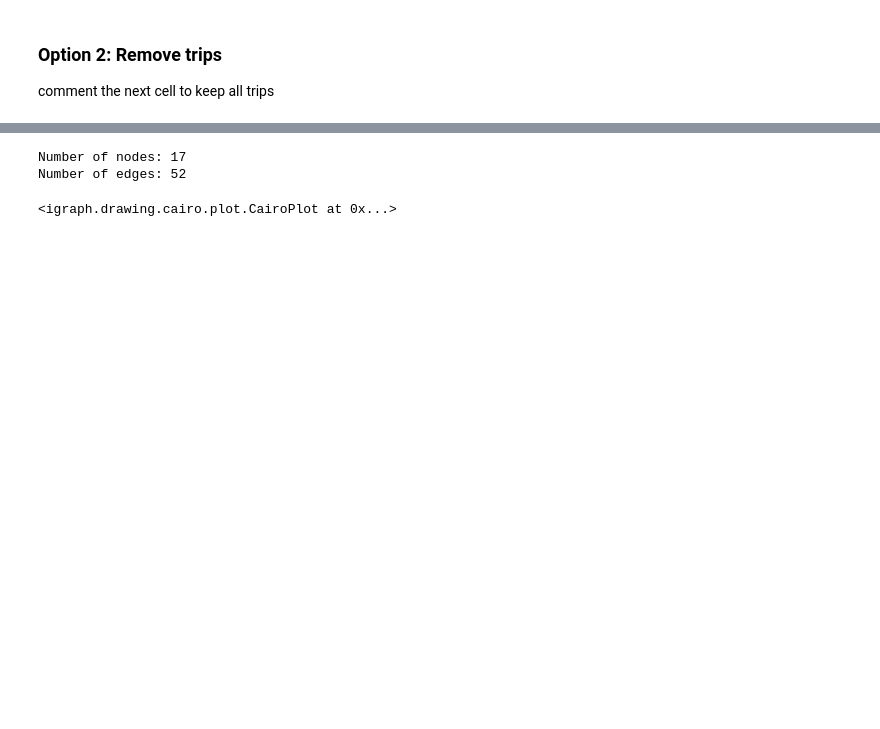
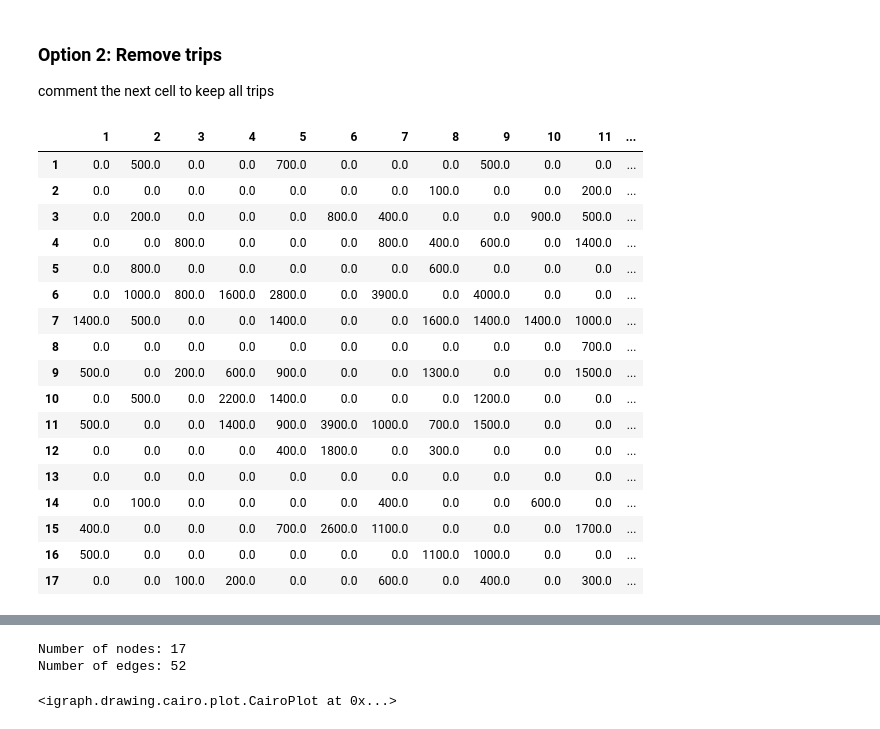
Before and after one commit to AI-for-Infrastructure-Management/imp-act, a Jupyter notebook: imp_act/environments/dev/sandbox_transport_nets.ipynb, the cells around one changed output, grey strips where cells are left out. Cells and saved outputs as stored; diff of their text form; code cells hidden in the pictures; blank space fills up the shorter version.

```diff
--- a/imp_act/environments/dev/sandbox_transport_nets.ipynb
+++ b/imp_act/environments/dev/sandbox_transport_nets.ipynb
@@ -20,0 +16,4 @@ Numer of OD pairs: 528
+# %%
+node_df = pd.read_csv(f"{_prefix}_node.tntp", sep="\t")
+node_df.drop([';'], axis=1, inplace=True)
+node_df
@@ -67,3 +172,49 @@ od_df = od_df.sample(n=30, random_state=42)
+# %%
+def create_sparse_od_matrix(matrix, num_trips):
+
+    sparse = np.zeros_like(matrix)
+
+    # set num_trips non-zero values at random non-diagonal positions
+    num_trips_count = 0
+    while num_trips_count <= num_trips:
+
+        # randomly select a row and column
+        i, j = np.random.randint(0, len(matrix), 2)
+
+        # Ensure we are not on the diagonal and the position is still zero
+        if i != j and sparse[i, j] == 0 and matrix[i, j] != 0:
+            sparse[i, j] = matrix[i, j]
+            num_trips_count += 1
+
+    return sparse
+
+od_matrix = np.array(od_df)
+
+total_trips = 100 # number of non-zero values to keep
+od_matrix = create_sparse_od_matrix(od_matrix, total_trips)
+
+od_df = pd.DataFrame(od_matrix, index=od_df.index, columns=od_df.columns)
+
+od_df
+# %% [output]
+|  | 1 | 2 | 3 | 4 | 5 | 6 | 7 | 8 | 9 | 10 | 11 | ... |
+| 1 | 0.0 | 500.0 | 0.0 | 0.0 | 700.0 | 0.0 | 0.0 | 0.0 | 500.0 | 0.0 | 0.0 | ... |
+| 2 | 0.0 | 0.0 | 0.0 | 0.0 | 0.0 | 0.0 | 0.0 | 100.0 | 0.0 | 0.0 | 200.0 | ... |
+| 3 | 0.0 | 200.0 | 0.0 | 0.0 | 0.0 | 800.0 | 400.0 | 0.0 | 0.0 | 900.0 | 500.0 | ... |
+| 4 | 0.0 | 0.0 | 800.0 | 0.0 | 0.0 | 0.0 | 800.0 | 400.0 | 600.0 | 0.0 | 1400.0 | ... |
+| 5 | 0.0 | 800.0 | 0.0 | 0.0 | 0.0 | 0.0 | 0.0 | 600.0 | 0.0 | 0.0 | 0.0 | ... |
+| 6 | 0.0 | 1000.0 | 800.0 | 1600.0 | 2800.0 | 0.0 | 3900.0 | 0.0 | 4000.0 | 0.0 | 0.0 | ... |
+| 7 | 1400.0 | 500.0 | 0.0 | 0.0 | 1400.0 | 0.0 | 0.0 | 1600.0 | 1400.0 | 1400.0 | 1000.0 | ... |
+| 8 | 0.0 | 0.0 | 0.0 | 0.0 | 0.0 | 0.0 | 0.0 | 0.0 | 0.0 | 0.0 | 700.0 | ... |
+| 9 | 500.0 | 0.0 | 200.0 | 600.0 | 900.0 | 0.0 | 0.0 | 1300.0 | 0.0 | 0.0 | 1500.0 | ... |
+| 10 | 0.0 | 500.0 | 0.0 | 2200.0 | 1400.0 | 0.0 | 0.0 | 0.0 | 1200.0 | 0.0 | 0.0 | ... |
+| 11 | 500.0 | 0.0 | 0.0 | 1400.0 | 900.0 | 3900.0 | 1000.0 | 700.0 | 1500.0 | 0.0 | 0.0 | ... |
+| 12 | 0.0 | 0.0 | 0.0 | 0.0 | 400.0 | 1800.0 | 0.0 | 300.0 | 0.0 | 0.0 | 0.0 | ... |
+| 13 | 0.0 | 0.0 | 0.0 | 0.0 | 0.0 | 0.0 | 0.0 | 0.0 | 0.0 | 0.0 | 0.0 | ... |
+| 14 | 0.0 | 100.0 | 0.0 | 0.0 | 0.0 | 0.0 | 400.0 | 0.0 | 0.0 | 600.0 | 0.0 | ... |
+| 15 | 400.0 | 0.0 | 0.0 | 0.0 | 700.0 | 2600.0 | 1100.0 | 0.0 | 0.0 | 0.0 | 1700.0 | ... |
+| 16 | 500.0 | 0.0 | 0.0 | 0.0 | 0.0 | 0.0 | 0.0 | 1100.0 | 1000.0 | 0.0 | 0.0 | ... |
+| 17 | 0.0 | 0.0 | 100.0 | 200.0 | 0.0 | 0.0 | 600.0 | 0.0 | 400.0 | 0.0 | 300.0 | ... |
 # %%
 topology = {}
 
```
Also changed, not shown: parts of 19 cells of this notebook, 4 other files.
